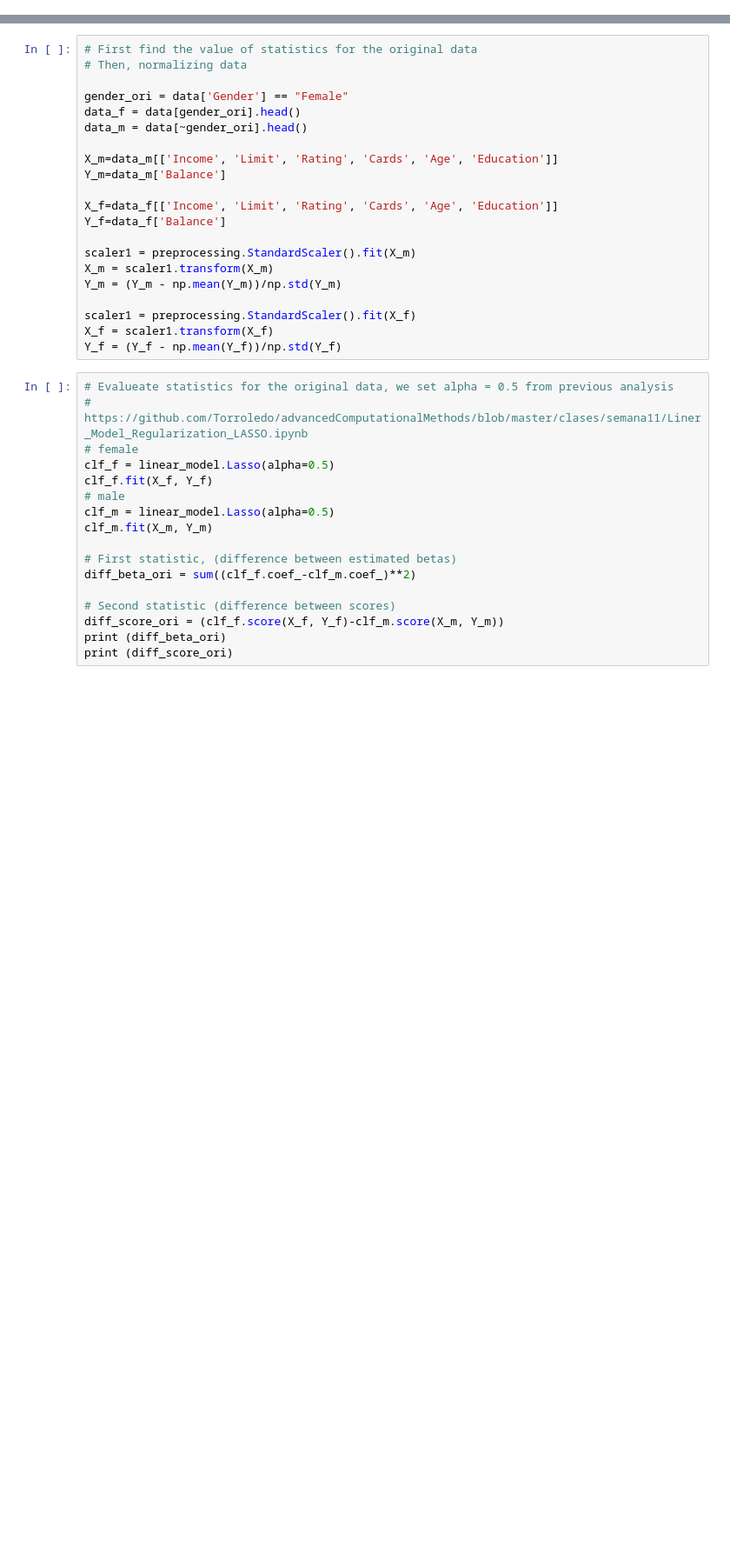
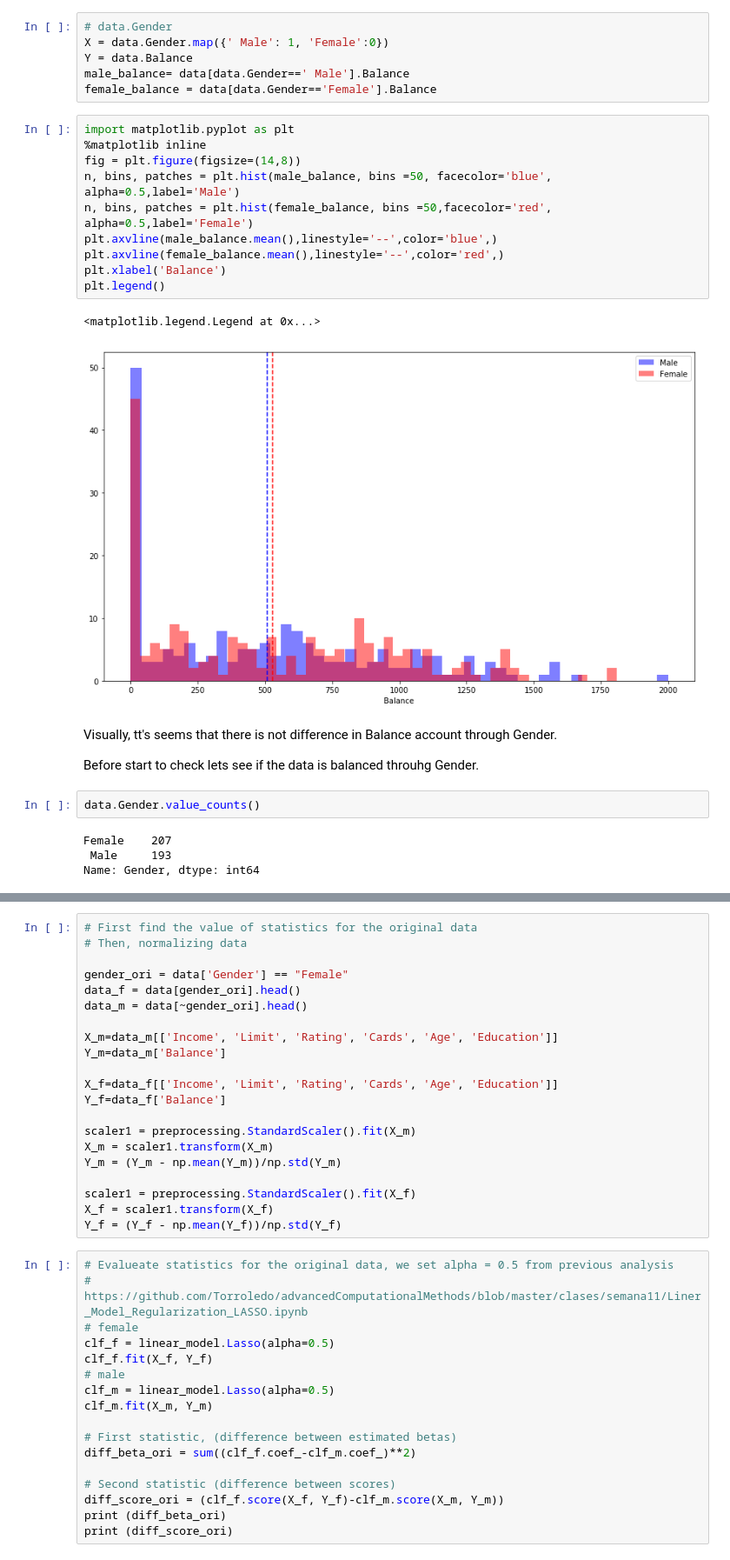
Before and after one commit to albahnsen/ML_RiskManagement, a Jupyter notebook: notebooks/12_StatisticalInference_DummyRegression.ipynb, the cells around one changed output, grey strips where cells are left out. Shown at 87% size. Saved outputs shown, nothing was run; the diff lists cells and outputs as text; blank space fills up the shorter version.

```diff
--- a/notebooks/12_StatisticalInference_DummyRegression.ipynb
+++ b/notebooks/12_StatisticalInference_DummyRegression.ipynb
@@ -12,0 +72,30 @@ data = pd.read_csv('http://www-bcf.usc.edu/~gareth/ISL/Credit.csv', index_col=0)
+# %%
+# data.Gender
+X = data.Gender.map({' Male': 1, 'Female':0})
+Y = data.Balance
+male_balance= data[data.Gender==' Male'].Balance
+female_balance = data[data.Gender=='Female'].Balance
+# %%
+import matplotlib.pyplot as plt
+%matplotlib inline
+fig = plt.figure(figsize=(14,8))
+n, bins, patches = plt.hist(male_balance, bins =50, facecolor='blue', alpha=0.5,label='Male')
+n, bins, patches = plt.hist(female_balance, bins =50,facecolor='red', alpha=0.5,label='Female')
+plt.axvline(male_balance.mean(),linestyle='--',color='blue',)
+plt.axvline(female_balance.mean(),linestyle='--',color='red',)
+plt.xlabel('Balance')
+plt.legend()
+# %% [output]
+<matplotlib.legend.Legend at 0x...>
+[figure, added]
+# %% [markdown]
+Visually, tt's seems that there is not difference in Balance account through Gender.
+
+
+Before start to check lets see if the data is balanced throuhg Gender.
+# %%
+data.Gender.value_counts()
+# %% [output]
+Female    207
+ Male     193
+Name: Gender, dtype: int64
```
Also changed, not shown: parts of 32 cells of this notebook, 3 other files.
